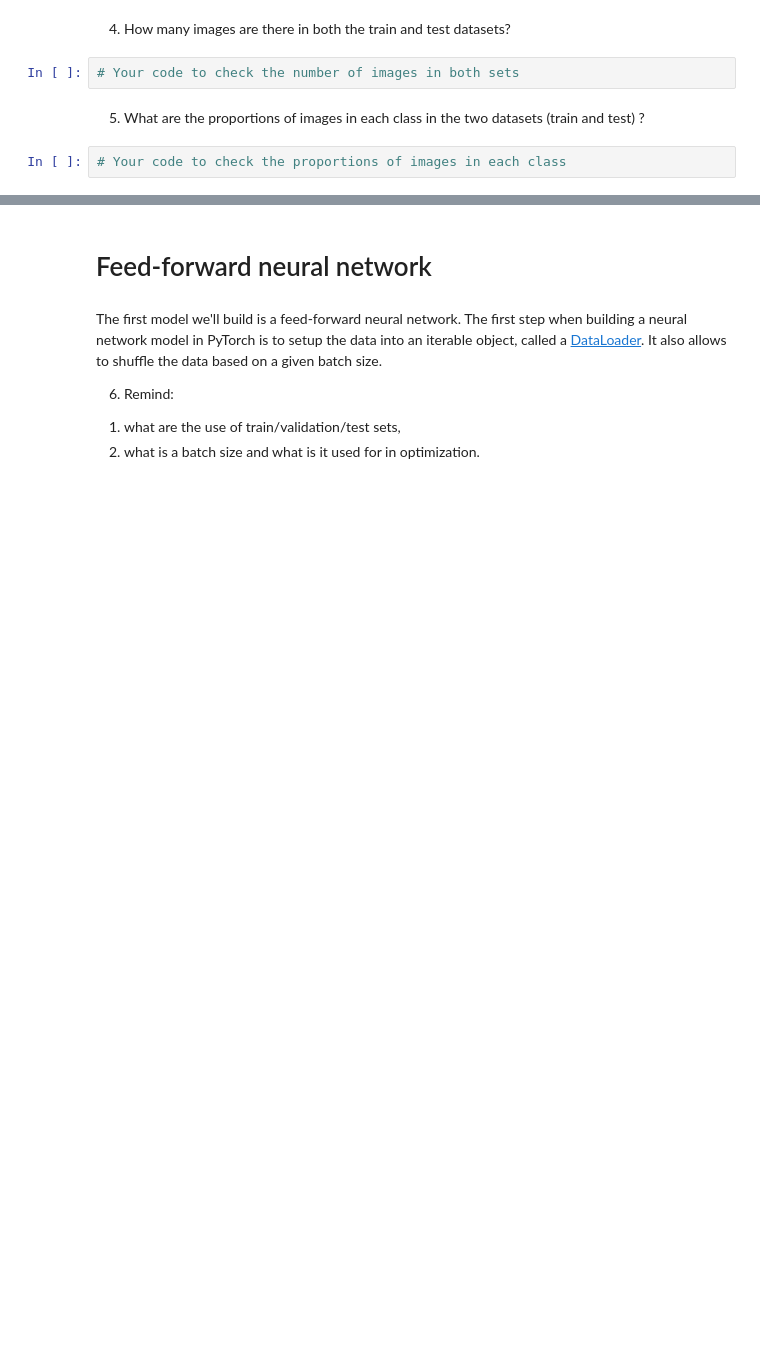
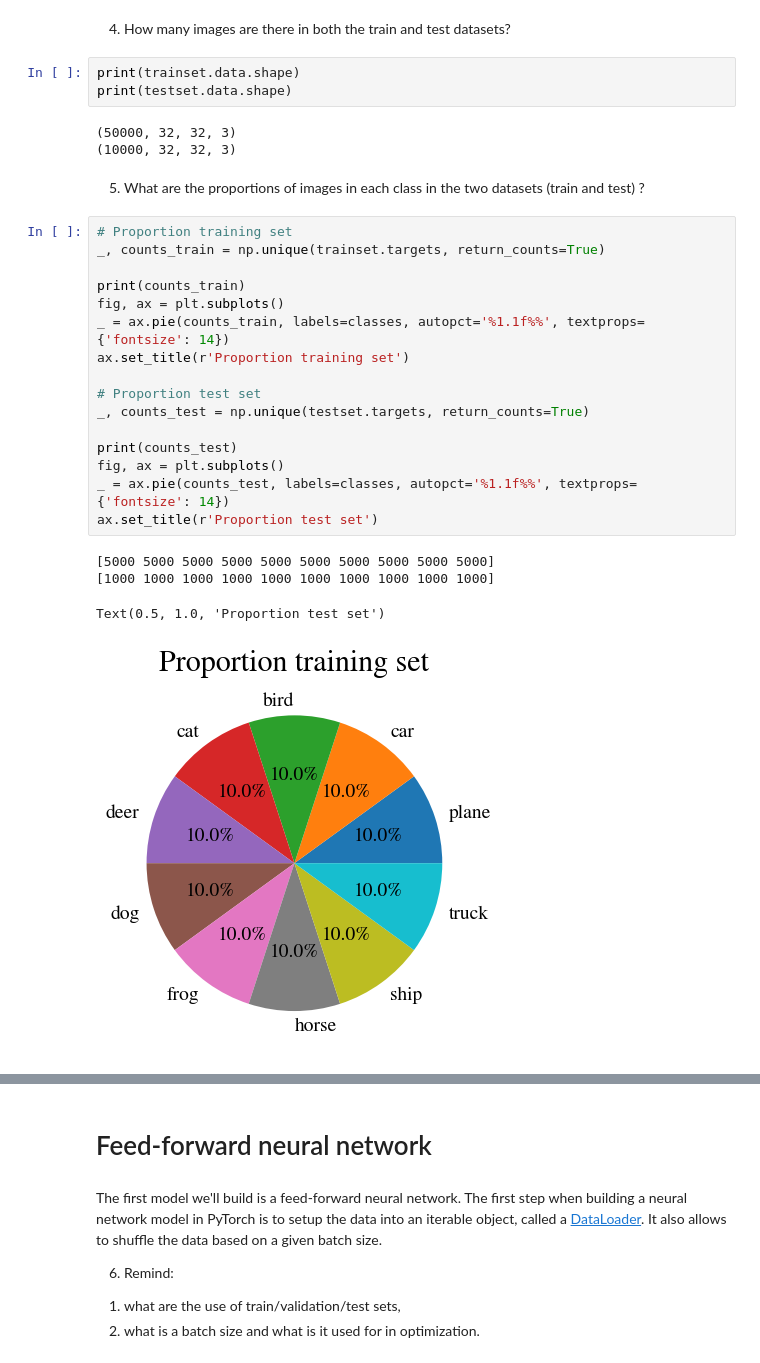
Before and after one commit to mlelarge/ens-ml4sd, a Jupyter notebook: notebooks/5_Neural_networks.ipynb, the cells around one changed output, grey strips where cells are left out. Cells and saved outputs as stored; diff of their text form; blank space fills up the shorter version.

```diff
--- a/notebooks/5_Neural_networks.ipynb
+++ b/notebooks/5_Neural_networks.ipynb
@@ -110,9 +113,32 @@ for i in range(nx):
 # %% [markdown]
 4. How many images are there in both the train and test datasets?
-# %%
-# Your code to check the number of images in both sets
+# %%
+print(trainset.data.shape)
+print(testset.data.shape)
+# %% [output]
+(50000, 32, 32, 3)
+(10000, 32, 32, 3)
 # %% [markdown]
 5. What are the proportions of images in each class in the two datasets (train and test)
 ?
-# %%
-# Your code to check the proportions of images in each class
+# %%
+# Proportion training set
+_, counts_train = np.unique(trainset.targets, return_counts=True)
+
+print(counts_train)
+fig, ax = plt.subplots()
+_ = ax.pie(counts_train, labels=classes, autopct='%1.1f%%', textprops={'fontsize': 14})
+ax.set_title(r'Proportion training set')
+
+# Proportion test set
+_, counts_test = np.unique(testset.targets, return_counts=True)
+
+print(counts_test)
+fig, ax = plt.subplots()
+_ = ax.pie(counts_test, labels=classes, autopct='%1.1f%%', textprops={'fontsize': 14})
+ax.set_title(r'Proportion test set')
+# %% [output]
+[5000 5000 5000 5000 5000 5000 5000 5000 5000 5000]
+[1000 1000 1000 1000 1000 1000 1000 1000 1000 1000]
+Text(0.5, 1.0, 'Proportion test set')
+[figure, added]
```
Also changed, not shown: parts of 28 cells of this notebook, 2 other files.
